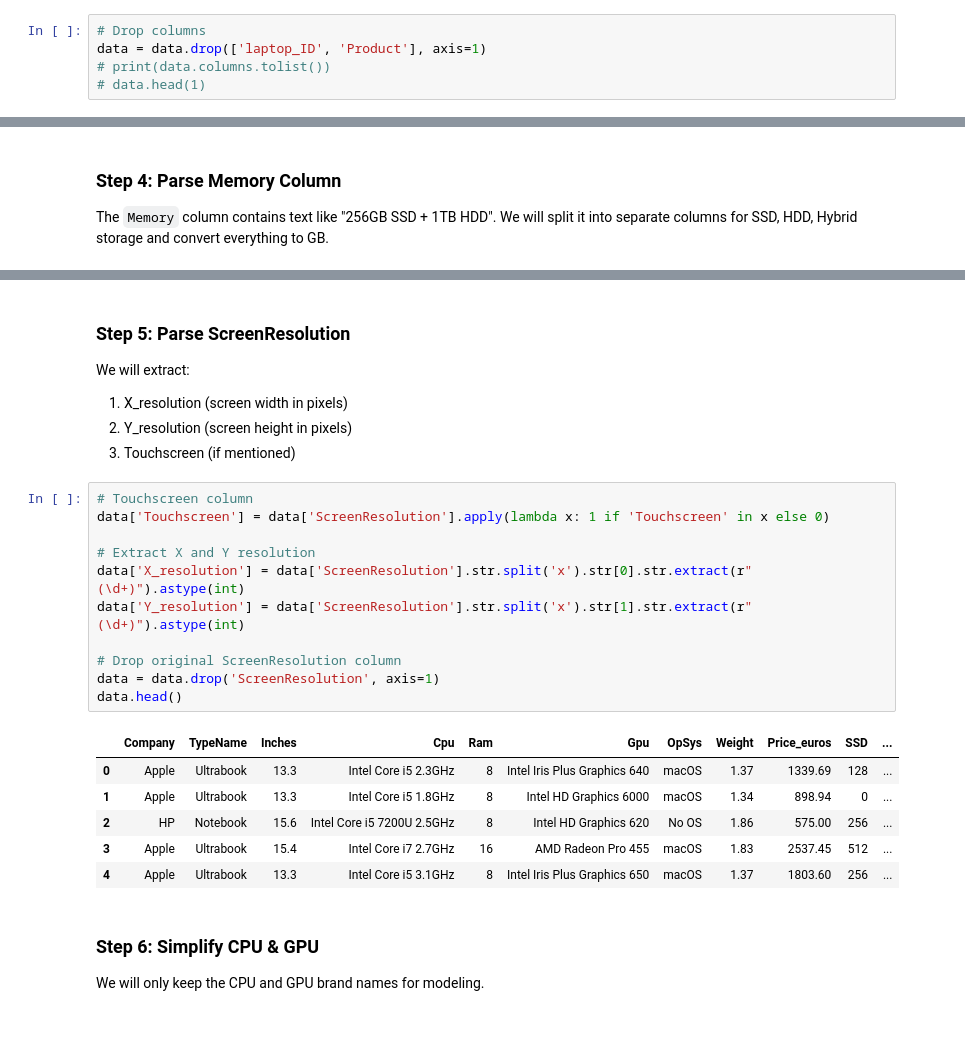
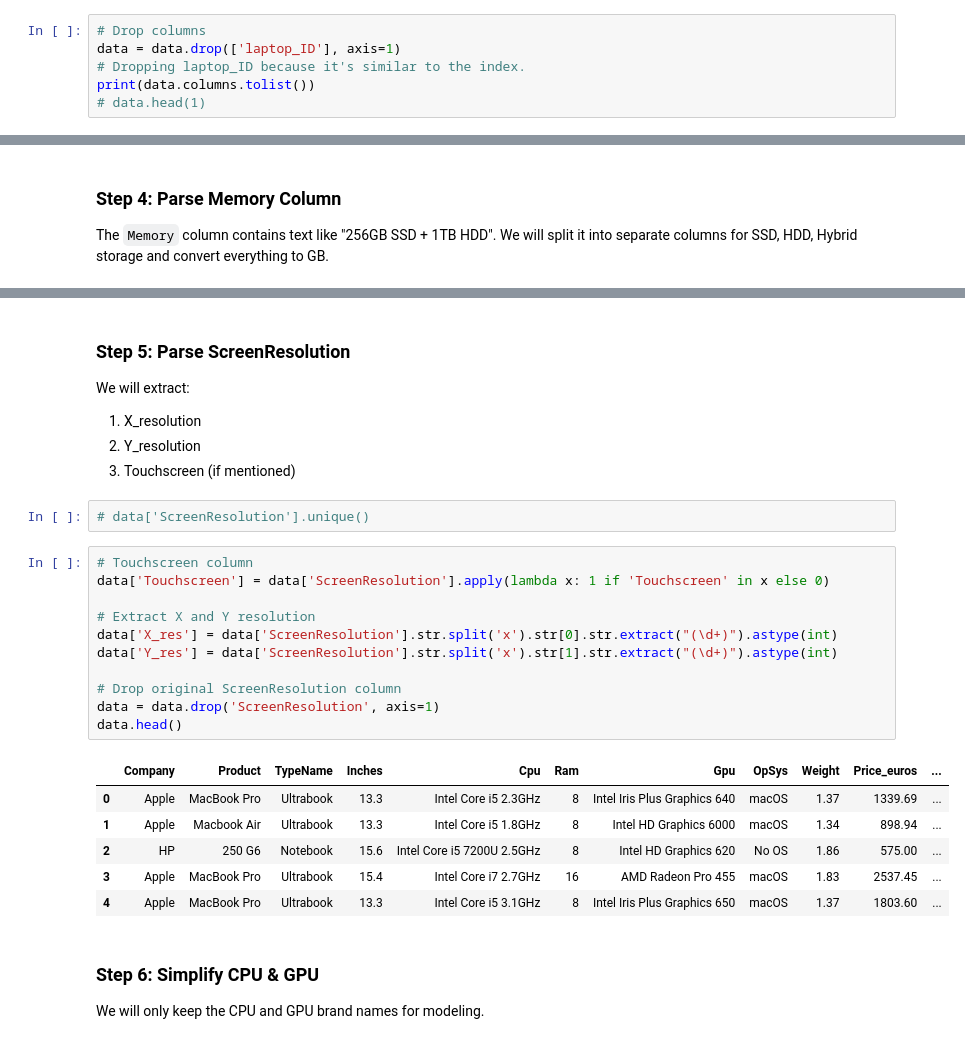
Before and after one commit to DCmax1111/Laptop_Price_Prediction, a Jupyter notebook: notebooks/01_data_cleaning.ipynb, the cells around one changed output, grey strips where cells are left out. Saved outputs shown, nothing was run; the diff lists cells and outputs as text.

Commit message:
Changed the data cleaning method.

```diff
--- a/notebooks/01_data_cleaning.ipynb
+++ b/notebooks/01_data_cleaning.ipynb
@@ -42,5 +48,6 @@ We drop `laptop_ID` and `Product` because they don't provide useful information
 # %%
 # Drop columns
-data = data.drop(['laptop_ID', 'Product'], axis=1)
-# print(data.columns.tolist())
+data = data.drop(['laptop_ID'], axis=1)
+# Dropping laptop_ID because it's similar to the index.
+print(data.columns.tolist())
 # data.head(1)
@@ -127,27 +136,29 @@ data.head()
 # %% [markdown]
 ### Step 5: Parse ScreenResolution
 We will extract:
-1. X_resolution (screen width in pixels)
-2. Y_resolution (screen height in pixels)
+1. X_resolution
+2. Y_resolution
 3. Touchscreen (if mentioned)
+# %%
+# data['ScreenResolution'].unique()
 # %%
 # Touchscreen column
 data['Touchscreen'] = data['ScreenResolution'].apply(lambda x: 1 if 'Touchscreen' in x else 0)
 
 # Extract X and Y resolution
-data['X_resolution'] = data['ScreenResolution'].str.split('x').str[0].str.extract(r"(\d+)").astype(int)
-data['Y_resolution'] = data['ScreenResolution'].str.split('x').str[1].str.extract(r"(\d+)").astype(int)
+data['X_res'] = data['ScreenResolution'].str.split('x').str[0].str.extract("(\d+)").astype(int)
+data['Y_res'] = data['ScreenResolution'].str.split('x').str[1].str.extract("(\d+)").astype(int)
 
 # Drop original ScreenResolution column
 data = data.drop('ScreenResolution', axis=1)
 data.head()
 # %% [output]
-|  | Company | TypeName | Inches | Cpu | Ram | Gpu | OpSys | Weight | Price_euros | SSD | ... |
-| 0 | Apple | Ultrabook | 13.3 | Intel Core i5 2.3GHz | 8 | Intel Iris Plus Graphics 640 | macOS | 1.37 | 1339.69 | 128 | ... |
-| 1 | Apple | Ultrabook | 13.3 | Intel Core i5 1.8GHz | 8 | Intel HD Graphics 6000 | macOS | 1.34 | 898.94 | 0 | ... |
-| 2 | HP | Notebook | 15.6 | Intel Core i5 7200U 2.5GHz | 8 | Intel HD Graphics 620 | No OS | 1.86 | 575.00 | 256 | ... |
-| 3 | Apple | Ultrabook | 15.4 | Intel Core i7 2.7GHz | 16 | AMD Radeon Pro 455 | macOS | 1.83 | 2537.45 | 512 | ... |
-| 4 | Apple | Ultrabook | 13.3 | Intel Core i5 3.1GHz | 8 | Intel Iris Plus Graphics 650 | macOS | 1.37 | 1803.60 | 256 | ... |
+|  | Company | Product | TypeName | Inches | Cpu | Ram | Gpu | OpSys | Weight | Price_euros | ... |
+| 0 | Apple | MacBook Pro | Ultrabook | 13.3 | Intel Core i5 2.3GHz | 8 | Intel Iris Plus Graphics 640 | macOS | 1.37 | 1339.69 | ... |
+| 1 | Apple | Macbook Air | Ultrabook | 13.3 | Intel Core i5 1.8GHz | 8 | Intel HD Graphics 6000 | macOS | 1.34 | 898.94 | ... |
+| 2 | HP | 250 G6 | Notebook | 15.6 | Intel Core i5 7200U 2.5GHz | 8 | Intel HD Graphics 620 | No OS | 1.86 | 575.00 | ... |
+| 3 | Apple | MacBook Pro | Ultrabook | 15.4 | Intel Core i7 2.7GHz | 16 | AMD Radeon Pro 455 | macOS | 1.83 | 2537.45 | ... |
+| 4 | Apple | MacBook Pro | Ultrabook | 13.3 | Intel Core i5 3.1GHz | 8 | Intel Iris Plus Graphics 650 | macOS | 1.37 | 1803.60 | ... |
 # %% [markdown]
 ### Step 6: Simplify CPU & GPU
 We will only keep the CPU and GPU brand names for modeling.
```
Also changed, not shown: parts of 9 cells of this notebook.
